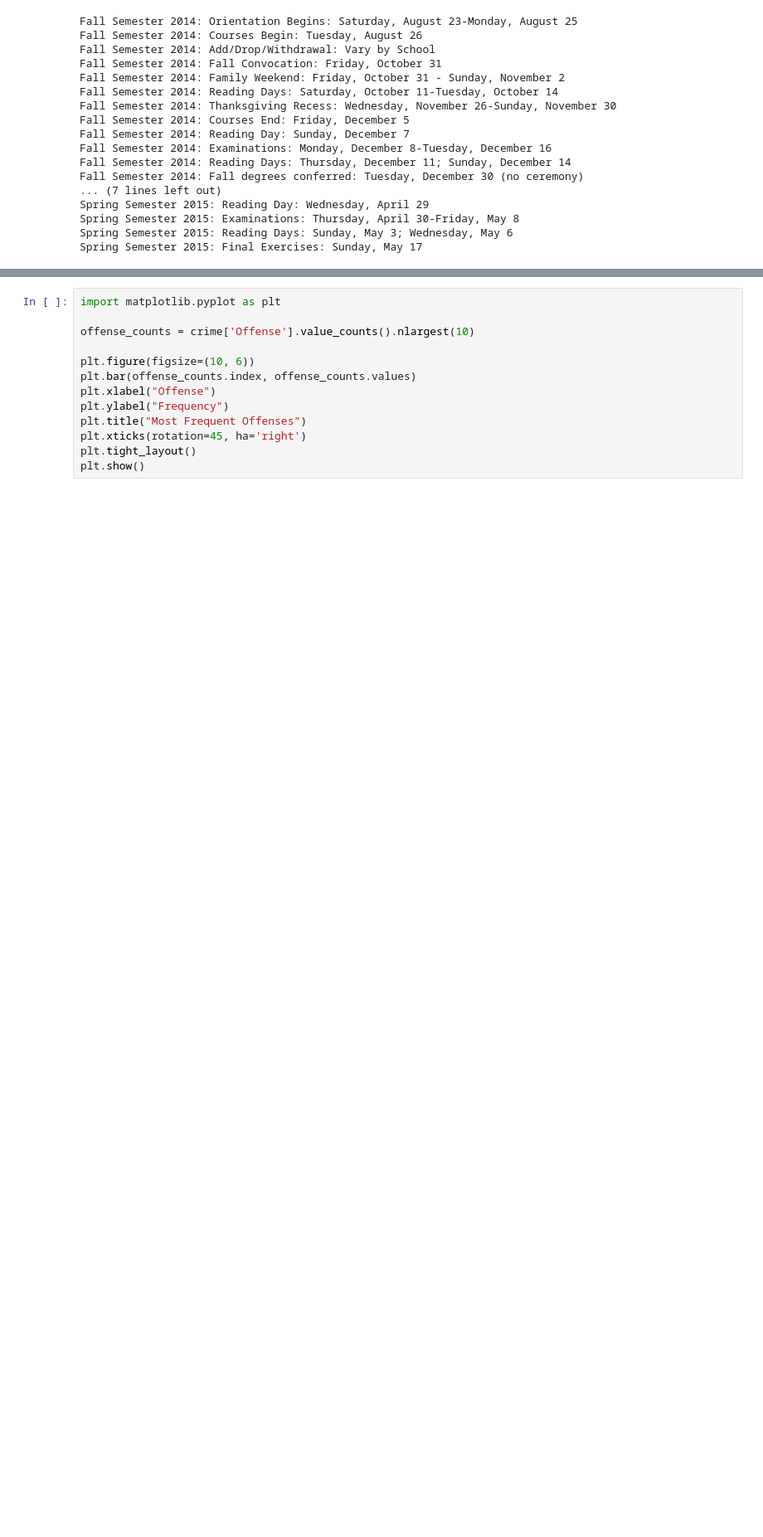
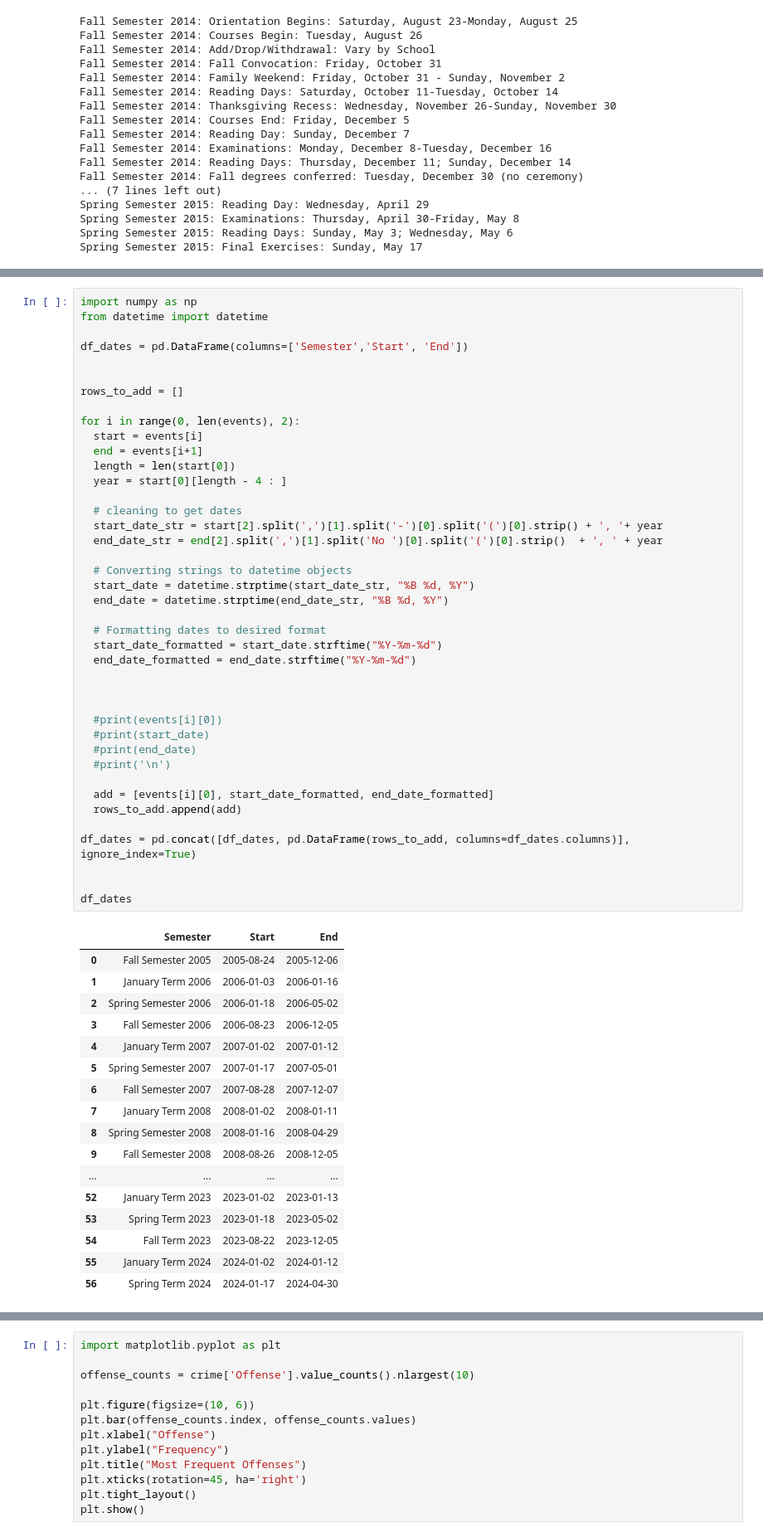
Before and after one commit to kelseymatsik/ds4002_project2, a Jupyter notebook: Project2EDA.ipynb, the cells around one changed output, grey strips where cells are left out. Shown: that part at 83% size. Cells and saved outputs as stored; diff of their text form; blank space fills up the shorter version.

Commit message:
Finished scraping, made the table

```diff
--- a/Project2EDA.ipynb
+++ b/Project2EDA.ipynb
@@ -276,0 +231,59 @@ Spring Term 2024: Courses end: Tuesday, April 30
+# %%
+import numpy as np
+from datetime import datetime
+
+df_dates = pd.DataFrame(columns=['Semester','Start', 'End'])
+
+
+rows_to_add = []
+
+for i in range(0, len(events), 2):
+  start = events[i]
+  end = events[i+1]
+  length = len(start[0])
+  year = start[0][length - 4 : ]
+
+  # cleaning to get dates
+  start_date_str = start[2].split(',')[1].split('-')[0].split('(')[0].strip() + ', '+ year
+  end_date_str = end[2].split(',')[1].split('No ')[0].split('(')[0].strip()  + ', ' + year
+
+  # Converting strings to datetime objects
+  start_date = datetime.strptime(start_date_str, "%B %d, %Y")
+  end_date = datetime.strptime(end_date_str, "%B %d, %Y")
+
+  # Formatting dates to desired format
+  start_date_formatted = start_date.strftime("%Y-%m-%d")
+  end_date_formatted = end_date.strftime("%Y-%m-%d")
+
+
+
+  #print(events[i][0])
+  #print(start_date)
+  #print(end_date)
+  #print('\n')
+
+  add = [events[i][0], start_date_formatted, end_date_formatted]
+  rows_to_add.append(add)
+
+df_dates = pd.concat([df_dates, pd.DataFrame(rows_to_add, columns=df_dates.columns)], ignore_index=True)
+
+
+df_dates
+# %% [output]
+|  | Semester | Start | End |
+| 0 | Fall Semester 2005 | 2005-08-24 | 2005-12-06 |
+| 1 | January Term 2006 | 2006-01-03 | 2006-01-16 |
+| 2 | Spring Semester 2006 | 2006-01-18 | 2006-05-02 |
+| 3 | Fall Semester 2006 | 2006-08-23 | 2006-12-05 |
+| 4 | January Term 2007 | 2007-01-02 | 2007-01-12 |
+| 5 | Spring Semester 2007 | 2007-01-17 | 2007-05-01 |
+| 6 | Fall Semester 2007 | 2007-08-28 | 2007-12-07 |
+| 7 | January Term 2008 | 2008-01-02 | 2008-01-11 |
+| 8 | Spring Semester 2008 | 2008-01-16 | 2008-04-29 |
+| 9 | Fall Semester 2008 | 2008-08-26 | 2008-12-05 |
+| ... | ... | ... | ... |
+| 52 | January Term 2023 | 2023-01-02 | 2023-01-13 |
+| 53 | Spring Term 2023 | 2023-01-18 | 2023-05-02 |
+| 54 | Fall Term 2023 | 2023-08-22 | 2023-12-05 |
+| 55 | January Term 2024 | 2024-01-02 | 2024-01-12 |
+| 56 | Spring Term 2024 | 2024-01-17 | 2024-04-30 |
```
Also changed, not shown: parts of 4 cells of this notebook.
